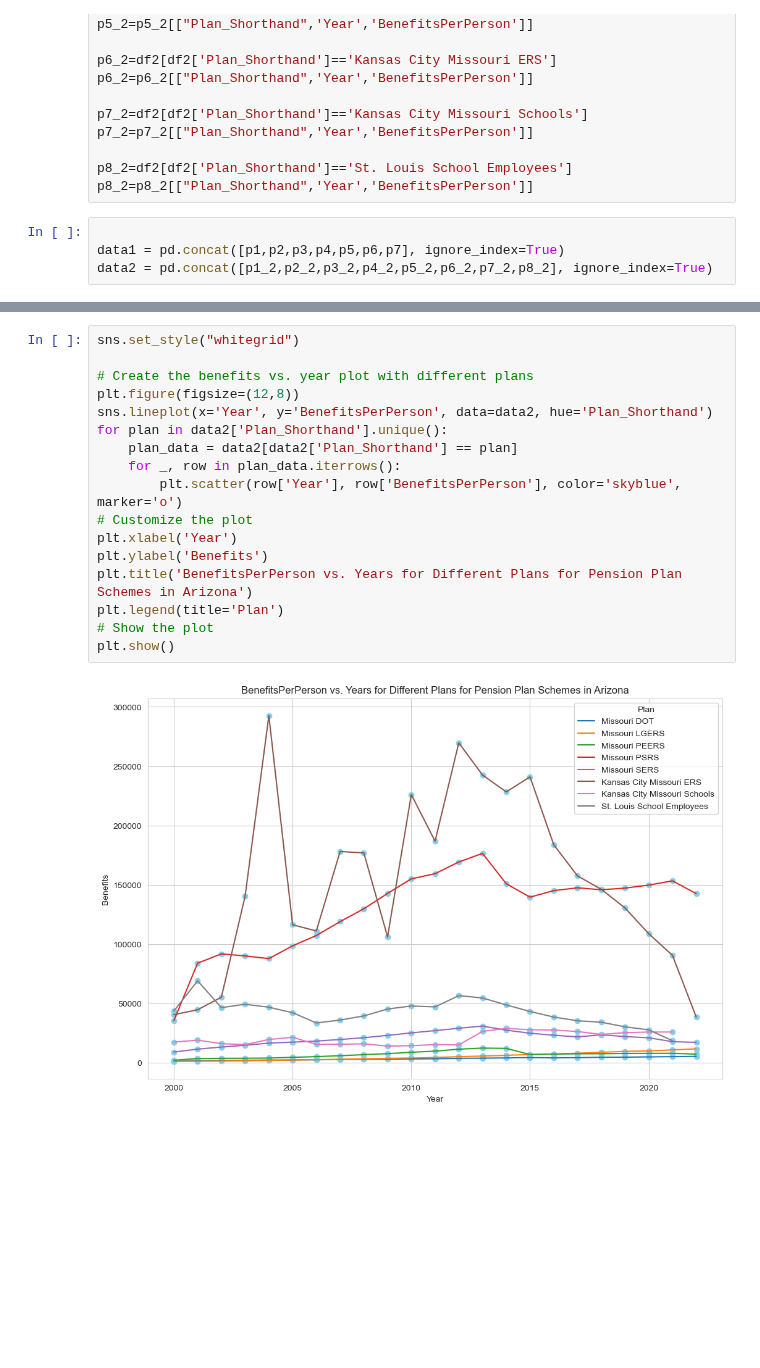
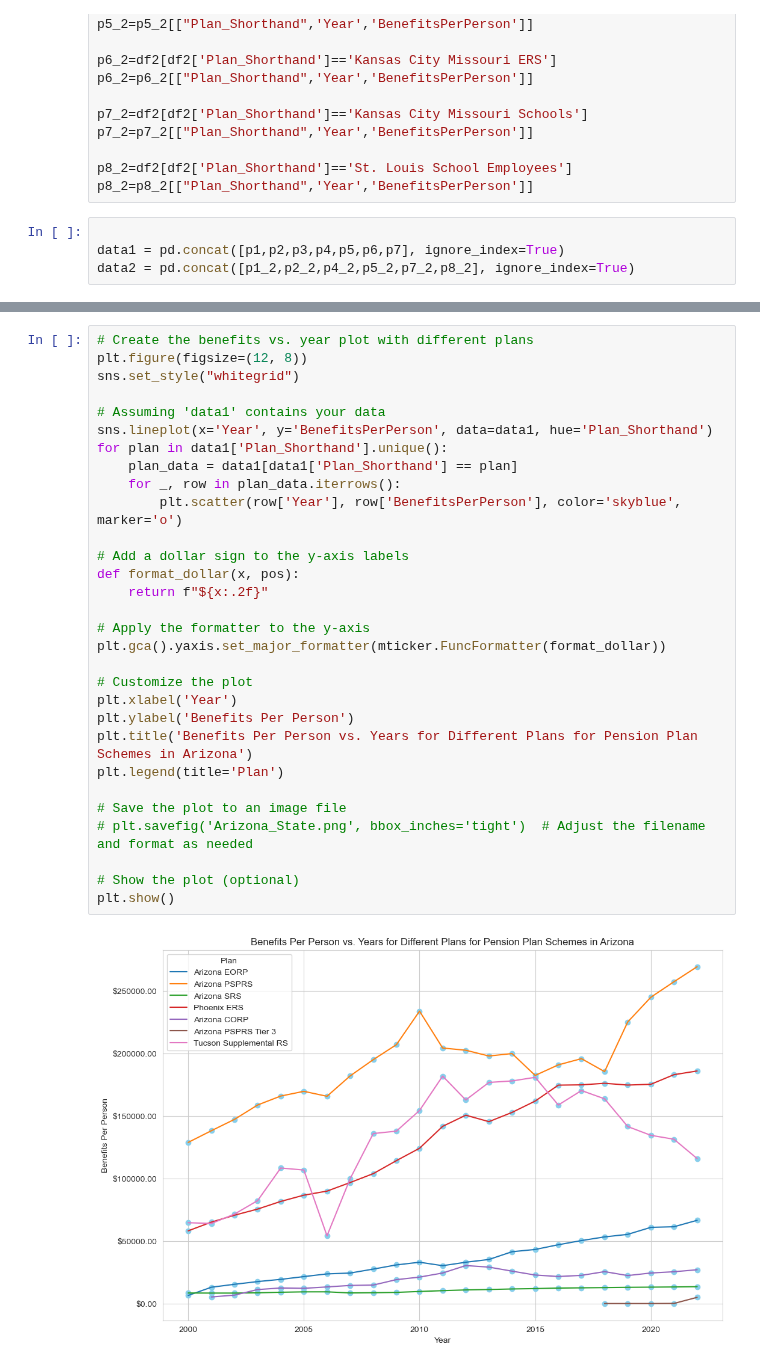
Before and after one commit to saeel-g/EquableInsights_DBFinance, a Jupyter notebook: Graphs/graphs.ipynb, the cells around one changed output, grey strips where cells are left out. Saved outputs shown, nothing was run; the diff lists cells and outputs as text; blank space fills up the shorter version.

Commit message:
changes made in graph

```diff
--- a/Graphs/graphs.ipynb
+++ b/Graphs/graphs.ipynb
@@ -115,4 +116,4 @@ p8_2=p8_2[["Plan_Shorthand",'Year','BenefitsPerPerson']]
 # %%
 
 data1 = pd.concat([p1,p2,p3,p4,p5,p6,p7], ignore_index=True)
-data2 = pd.concat([p1_2,p2_2,p3_2,p4_2,p5_2,p6_2,p7_2,p8_2], ignore_index=True)
+data2 = pd.concat([p1_2,p2_2,p4_2,p5_2,p7_2,p8_2], ignore_index=True)
@@ -119,19 +149,32 @@ data2 = pd.concat([p1_2,p2_2,p3_2,p4_2,p5_2,p6_2,p7_2,p8_2], ignore_index=True)
 # %%
+# Create the benefits vs. year plot with different plans
+plt.figure(figsize=(12, 8))
 sns.set_style("whitegrid")
 
-# Create the benefits vs. year plot with different plans
-plt.figure(figsize=(12,8))
-sns.lineplot(x='Year', y='BenefitsPerPerson', data=data2, hue='Plan_Shorthand')
-for plan in data2['Plan_Shorthand'].unique():
-    plan_data = data2[data2['Plan_Shorthand'] == plan]
+# Assuming 'data1' contains your data
+sns.lineplot(x='Year', y='BenefitsPerPerson', data=data1, hue='Plan_Shorthand')
+for plan in data1['Plan_Shorthand'].unique():
+    plan_data = data1[data1['Plan_Shorthand'] == plan]
     for _, row in plan_data.iterrows():
         plt.scatter(row['Year'], row['BenefitsPerPerson'], color='skyblue', marker='o')
+
+# Add a dollar sign to the y-axis labels
+def format_dollar(x, pos):
+    return f"${x:.2f}"
+
+# Apply the formatter to the y-axis
+plt.gca().yaxis.set_major_formatter(mticker.FuncFormatter(format_dollar))
+
 # Customize the plot
 plt.xlabel('Year')
-plt.ylabel('Benefits')
-plt.title('BenefitsPerPerson vs. Years for Different Plans for Pension Plan Schemes in Arizona')
+plt.ylabel('Benefits Per Person')
+plt.title('Benefits Per Person vs. Years for Different Plans for Pension Plan Schemes in Arizona')
 plt.legend(title='Plan')
-# Show the plot
+
+# Save the plot to an image file
+# plt.savefig('Arizona_State.png', bbox_inches='tight')  # Adjust the filename and format as needed
+
+# Show the plot (optional)
 plt.show()
 # %% [output]
-[figure, old version]
+[figure, new version]
```
Also changed, not shown: parts of 3 cells of this notebook, 2 other files.
